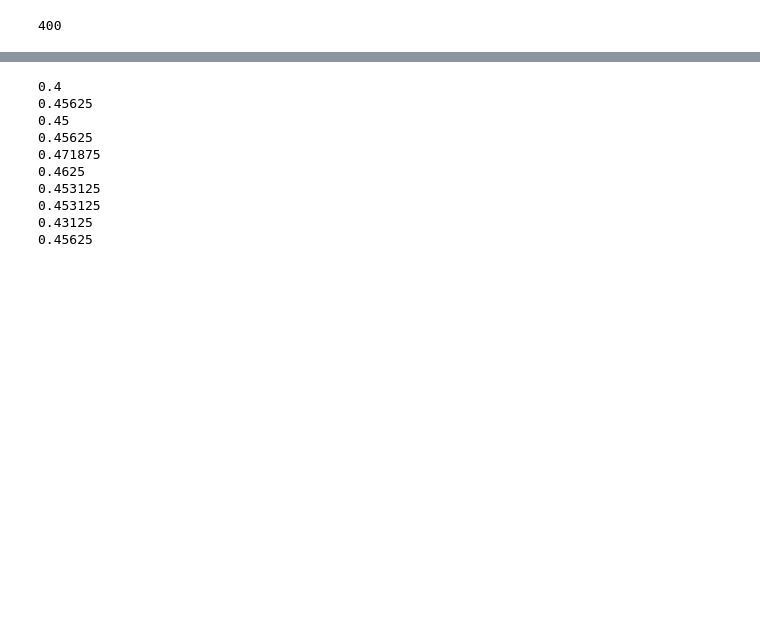
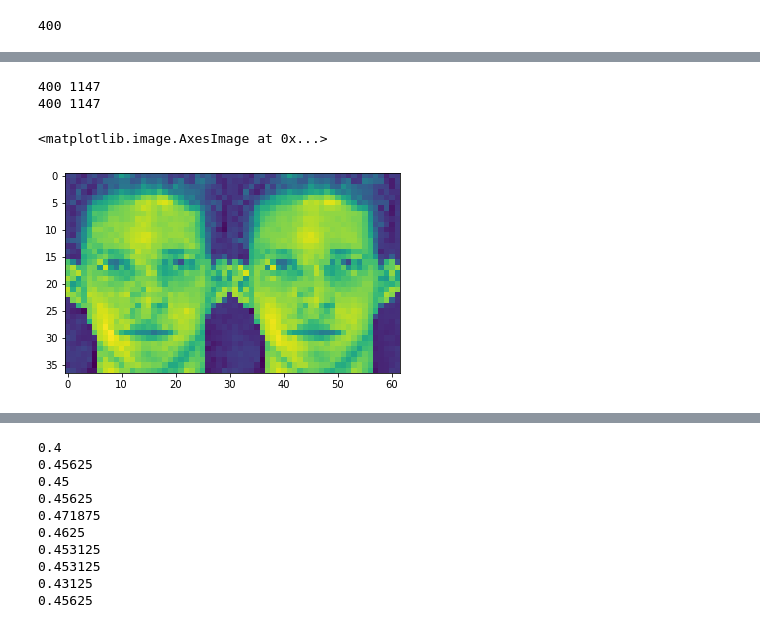
Before and after one commit to KapiWow/face_recognition, a Jupyter notebook: Recognition2.ipynb, the cells around one changed output, grey strips where cells are left out. Saved outputs shown, nothing was run; the diff lists cells and outputs as text; code cells hidden in the pictures; blank space fills up the shorter version.

```diff
--- a/Recognition2.ipynb
+++ b/Recognition2.ipynb
@@ -422,0 +520,27 @@ for size in range(10,len(vecs2),len(vecs2) // 10):
+# %%
+# calculate covariance matrix of centered matrix
+print(len(m_imgs), len(m_imgs[0]))
+V = np.cov(m_imgs.transpose())
+# print(V)
+# eigendecomposition of covariance matrix
+values, vectors = eig(V)
+# print(vectors)
+# print(values)
+# project data
+P = vectors.T.dot(m_imgs.T).T
+print(len(P), len(P[0]))
+
+count = 300
+pic = np.zeros(len(vectors))
+for i in range(count):
+    pic += (vectors.T[i] * P[0][i]).astype(float)
+
+pic += mid
+pic = pic.reshape((37,31))
+plt.imshow(np.concatenate((pic, (imgs_pca[0][0]+mid).reshape((37,31)).astype(int)), axis = 1))
+# print(P.T)
+# %% [output]
+400 1147
+400 1147
+<matplotlib.image.AxesImage at 0x...>
+[figure, added]
```
Also changed, not shown: parts of 18 cells of this notebook.
